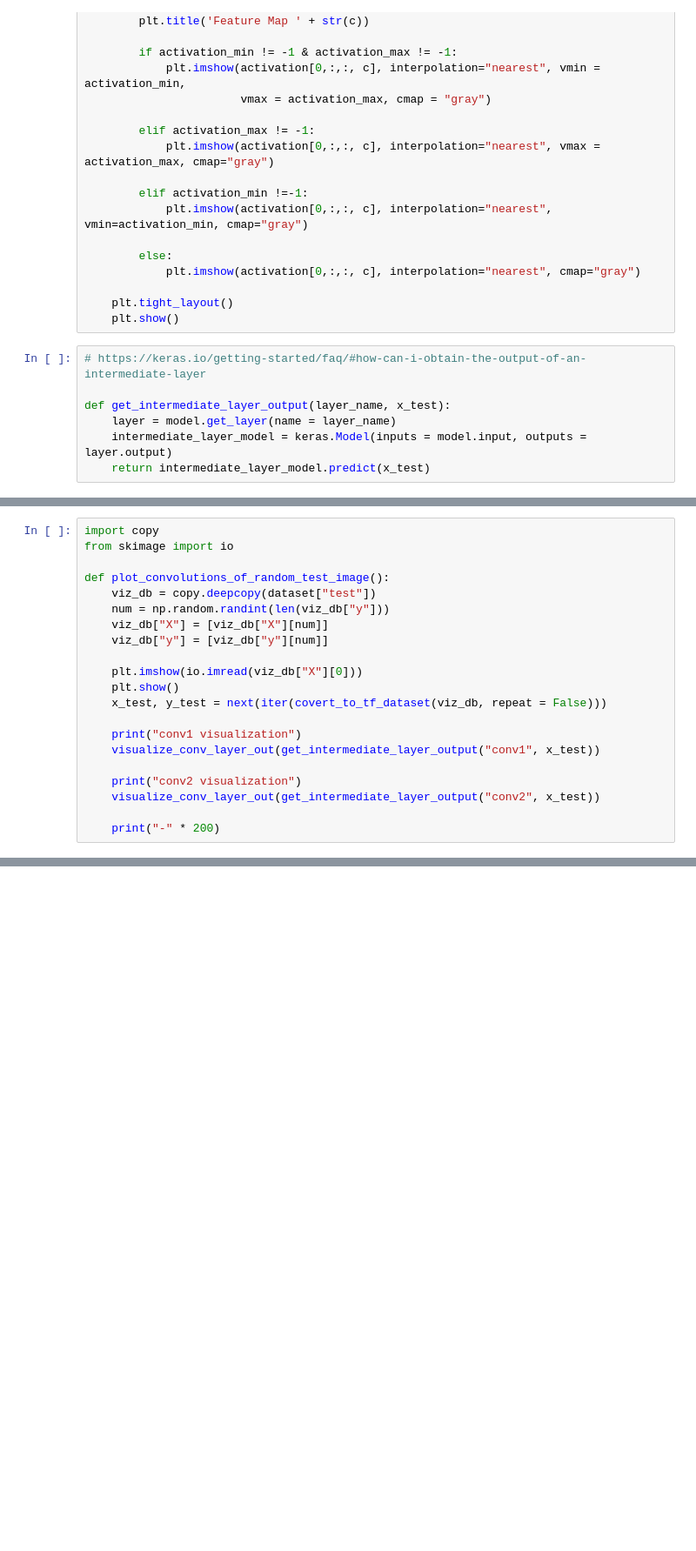
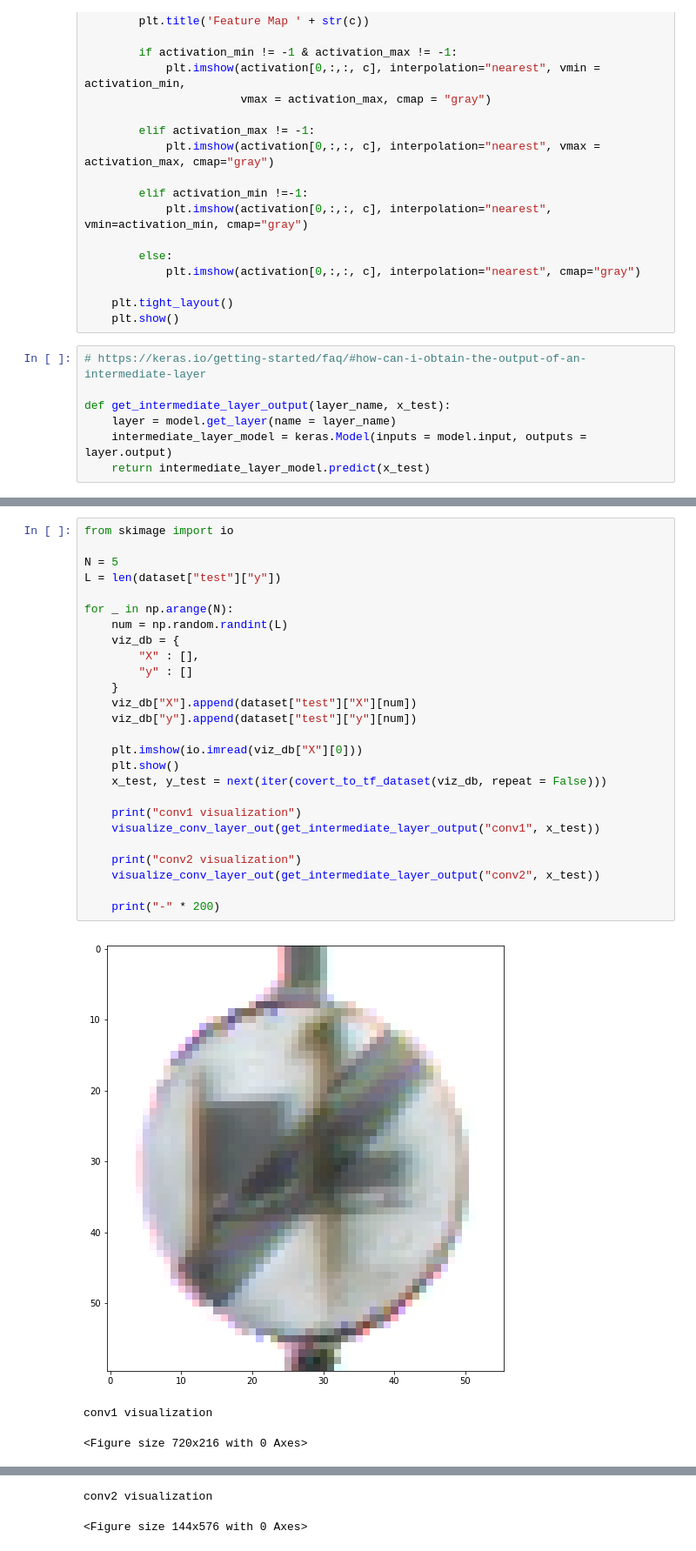
Before and after one commit to svh2811/Traffic-Sign-Recognition, a Jupyter notebook: Traffic_Sign_Classifier.ipynb, the cells around one changed output, grey strips where cells are left out. Shown at 87% size. Drawn from its saved outputs; the diff is of its cells as text; blank space fills up the shorter version.

```diff
--- a/Traffic_Sign_Classifier.ipynb
+++ b/Traffic_Sign_Classifier.ipynb
@@ -416,21 +450,30 @@ def get_intermediate_layer_output(layer_name, x_test):
 # %%
-import copy
 from skimage import io
 
-def plot_convolutions_of_random_test_image():
-    viz_db = copy.deepcopy(dataset["test"])
-    num = np.random.randint(len(viz_db["y"]))
-    viz_db["X"] = [viz_db["X"][num]]
-    viz_db["y"] = [viz_db["y"][num]]
+N = 5
+L = len(dataset["test"]["y"])
+
+for _ in np.arange(N):
+    num = np.random.randint(L)
+    viz_db = {
+        "X" : [],
+        "y" : []
+    }
+    viz_db["X"].append(dataset["test"]["X"][num])
+    viz_db["y"].append(dataset["test"]["y"][num])
 
     plt.imshow(io.imread(viz_db["X"][0]))
     plt.show()
     x_test, y_test = next(iter(covert_to_tf_dataset(viz_db, repeat = False)))
 
     print("conv1 visualization")
     visualize_conv_layer_out(get_intermediate_layer_output("conv1", x_test))
 
     print("conv2 visualization")
     visualize_conv_layer_out(get_intermediate_layer_output("conv2", x_test))
 
     print("-" * 200)
+# %% [output]
+[figure, added]
+conv1 visualization
+<Figure size 720x216 with 0 Axes>
@@ -436,0 +481,2 @@ def plot_convolutions_of_random_test_image():
+conv2 visualization
+<Figure size 144x576 with 0 Axes>
```
Also changed, not shown: parts of 19 cells of this notebook.
